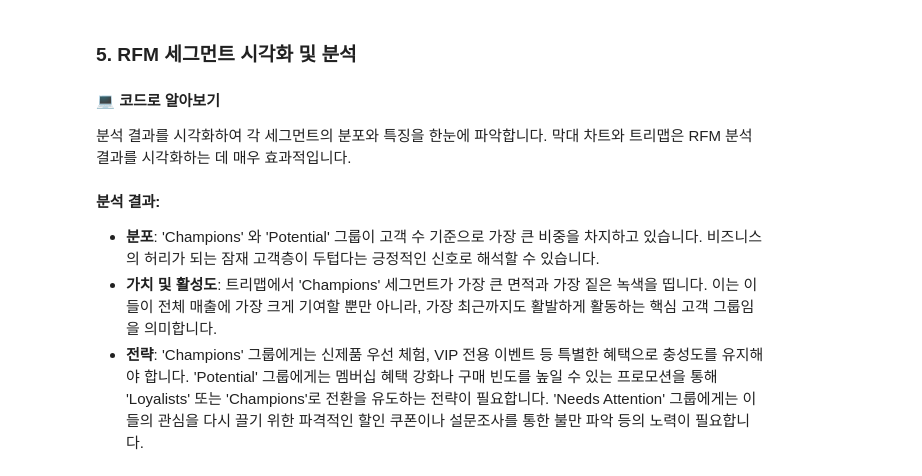
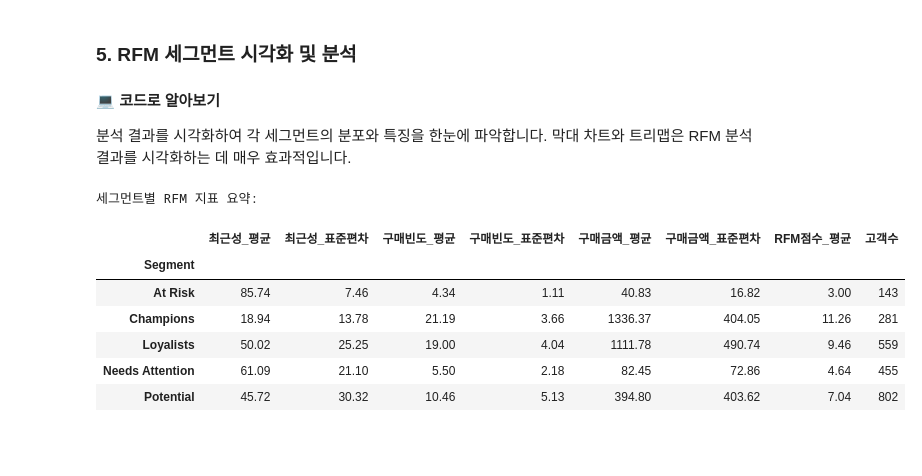
Before and after one commit to 2naayoon/Analysis-Study, a Jupyter notebook: class/0617/Python_ML_Bootcamp_Day2_Part7_RFM.ipynb, the cells around one changed output. Drawn from its saved outputs; the diff is of its cells as text; code cells hidden in the pictures; blank space fills up the shorter version.

```diff
--- a/class/0617/Python_ML_Bootcamp_Day2_Part7_RFM.ipynb
+++ b/class/0617/Python_ML_Bootcamp_Day2_Part7_RFM.ipynb
@@ -220,9 +238,3 @@ fig_treemap = px.treemap(rfm_df, path=['Segment'],
                          color_continuous_scale='RdYlGn_r',
                          title='세그먼트별 총 구매액 및 최근성')
 fig_treemap.show()
-# %% [markdown]
-**분석 결과:**
-
-- **분포**: 'Champions' 와 'Potential' 그룹이 고객 수 기준으로 가장 큰 비중을 차지하고 있습니다. 비즈니스의 허리가 되는 잠재 고객층이 두텁다는 긍정적인 신호로 해석할 수 있습니다.
-- **가치 및 활성도**: 트리맵에서 'Champions' 세그먼트가 가장 큰 면적과 가장 짙은 녹색을 띱니다. 이는 이들이 전체 매출에 가장 크게 기여할 뿐만 아니라, 가장 최근까지도 활발하게 활동하는 핵심 고객 그룹임을 의미합니다.
-- **전략**: 'Champions' 그룹에게는 신제품 우선 체험, VIP 전용 이벤트 등 특별한 혜택으로 충성도를 유지해야 합니다. 'Potential' 그룹에게는 멤버십 혜택 강화나 구매 빈도를 높일 수 있는 프로모션을 통해 'Loyalists' 또는 'Champions'로 전환을 유도하는 전략이 필요합니다. 'Needs Attention' 그룹에게는 이들의 관심을 다시 끌기 위한 파격적인 할인 쿠폰이나 설문조사를 통한 불만 파악 등의 노력이 필요합니다.
@@ -228,0 +247,22 @@ fig_treemap.show()
+# %%
+# 세그먼트별 RFM 지표 평균값 분석
+segment_summary = rfm_df.groupby('Segment').agg({
+    'Recency': ['mean', 'std'],
+    'Frequency': ['mean', 'std'],
+    'Monetary': ['mean', 'std'],
+    'RFM_Score': ['mean', 'count']
+}).round(2)
+
+segment_summary.columns = ['최근성_평균', '최근성_표준편차', '구매빈도_평균', '구매빈도_표준편차',
+                          '구매금액_평균', '구매금액_표준편차', 'RFM점수_평균', '고객수']
+print("세그먼트별 RFM 지표 요약:")
+segment_summary
+# %% [output]
+세그먼트별 RFM 지표 요약:
+|  | 최근성_평균 | 최근성_표준편차 | 구매빈도_평균 | 구매빈도_표준편차 | 구매금액_평균 | 구매금액_표준편차 | RFM점수_평균 | 고객수 |
+| Segment |  |  |  |  |  |  |  |  |
+| At Risk | 85.74 | 7.46 | 4.34 | 1.11 | 40.83 | 16.82 | 3.00 | 143 |
+| Champions | 18.94 | 13.78 | 21.19 | 3.66 | 1336.37 | 404.05 | 11.26 | 281 |
+| Loyalists | 50.02 | 25.25 | 19.00 | 4.04 | 1111.78 | 490.74 | 9.46 | 559 |
+| Needs Attention | 61.09 | 21.10 | 5.50 | 2.18 | 82.45 | 72.86 | 4.64 | 455 |
+| Potential | 45.72 | 30.32 | 10.46 | 5.13 | 394.80 | 403.62 | 7.04 | 802 |
```
Also changed, not shown: parts of 12 cells of this notebook, 22 other files.
